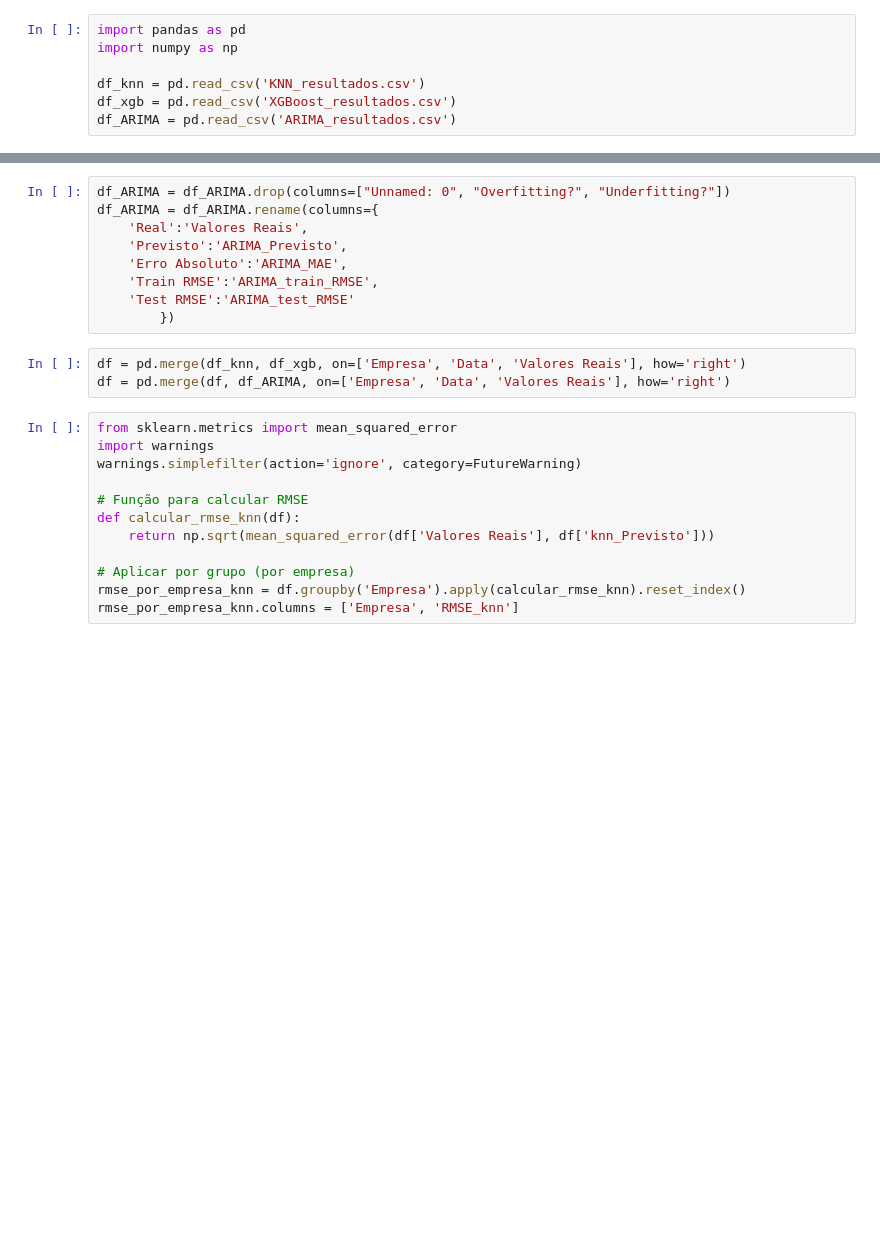
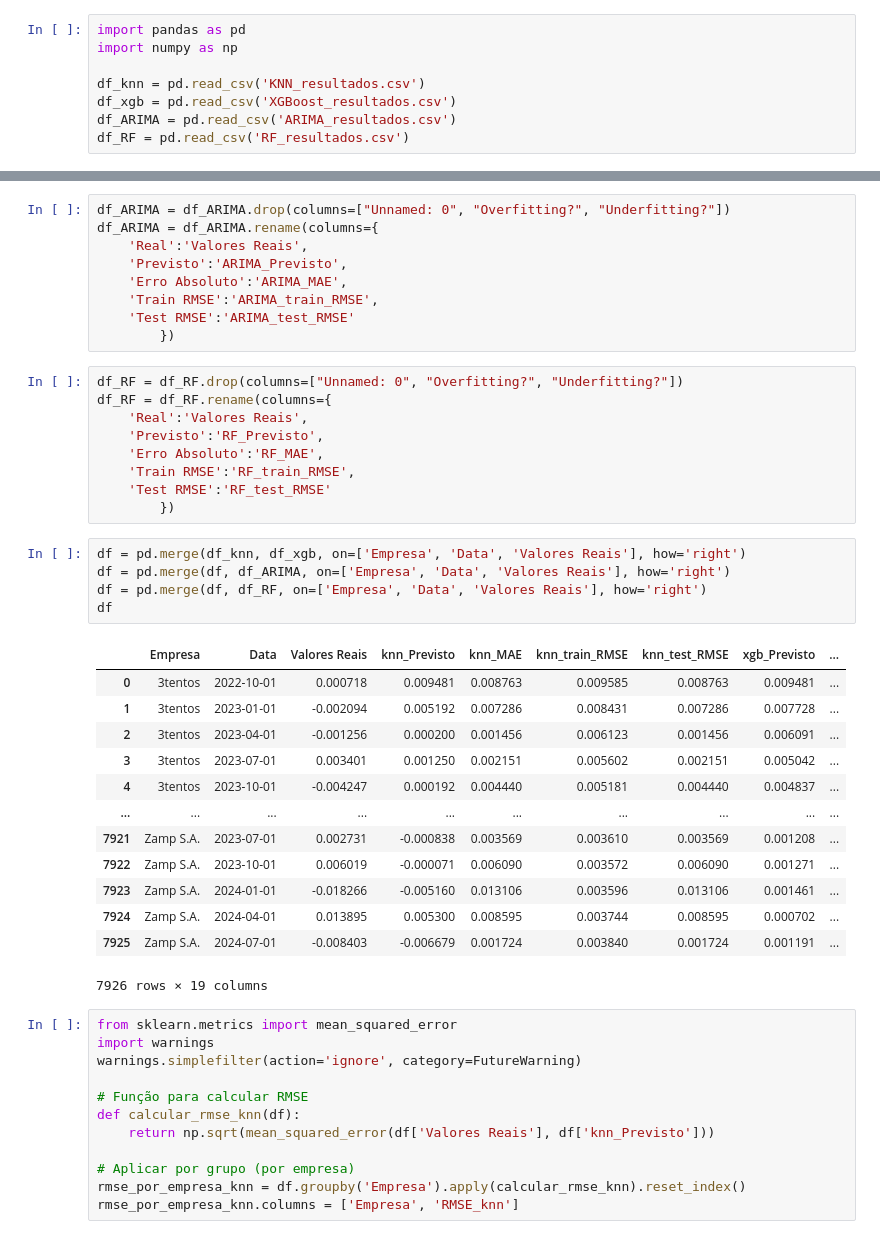
Before and after one commit to CHAnnnelch/IC_predicao_FCF, a Jupyter notebook: 16_friedman_test.ipynb, the cells around one changed output, grey strips where cells are left out. Cells and saved outputs as stored; diff of their text form; blank space fills up the shorter version.

```diff
--- a/16_friedman_test.ipynb
+++ b/16_friedman_test.ipynb
@@ -5,6 +5,7 @@ import numpy as np
 df_knn = pd.read_csv('KNN_resultados.csv')
 df_xgb = pd.read_csv('XGBoost_resultados.csv')
 df_ARIMA = pd.read_csv('ARIMA_resultados.csv')
+df_RF = pd.read_csv('RF_resultados.csv')
 # %%
 df_knn = df_knn.drop(columns=["Unnamed: 0", "Overfitting?", "Underfitting?"])
 df_knn = df_knn.rename(columns={
@@ -32,9 +33,34 @@ df_ARIMA = df_ARIMA.rename(columns={
     'Train RMSE':'ARIMA_train_RMSE',
     'Test RMSE':'ARIMA_test_RMSE'
         })
+# %%
+df_RF = df_RF.drop(columns=["Unnamed: 0", "Overfitting?", "Underfitting?"])
+df_RF = df_RF.rename(columns={
+    'Real':'Valores Reais',
+    'Previsto':'RF_Previsto',
+    'Erro Absoluto':'RF_MAE',
+    'Train RMSE':'RF_train_RMSE',
+    'Test RMSE':'RF_test_RMSE'
+        })
 # %%
 df = pd.merge(df_knn, df_xgb, on=['Empresa', 'Data', 'Valores Reais'], how='right')
 df = pd.merge(df, df_ARIMA, on=['Empresa', 'Data', 'Valores Reais'], how='right')
+df = pd.merge(df, df_RF, on=['Empresa', 'Data', 'Valores Reais'], how='right')
+df
+# %% [output]
+|  | Empresa | Data | Valores Reais | knn_Previsto | knn_MAE | knn_train_RMSE | knn_test_RMSE | xgb_Previsto | ... |
+| 0 | 3tentos | 2022-10-01 | 0.000718 | 0.009481 | 0.008763 | 0.009585 | 0.008763 | 0.009481 | ... |
+| 1 | 3tentos | 2023-01-01 | -0.002094 | 0.005192 | 0.007286 | 0.008431 | 0.007286 | 0.007728 | ... |
+| 2 | 3tentos | 2023-04-01 | -0.001256 | 0.000200 | 0.001456 | 0.006123 | 0.001456 | 0.006091 | ... |
+| 3 | 3tentos | 2023-07-01 | 0.003401 | 0.001250 | 0.002151 | 0.005602 | 0.002151 | 0.005042 | ... |
+| 4 | 3tentos | 2023-10-01 | -0.004247 | 0.000192 | 0.004440 | 0.005181 | 0.004440 | 0.004837 | ... |
+| ... | ... | ... | ... | ... | ... | ... | ... | ... | ... |
+| 7921 | Zamp S.A. | 2023-07-01 | 0.002731 | -0.000838 | 0.003569 | 0.003610 | 0.003569 | 0.001208 | ... |
+| 7922 | Zamp S.A. | 2023-10-01 | 0.006019 | -0.000071 | 0.006090 | 0.003572 | 0.006090 | 0.001271 | ... |
+| 7923 | Zamp S.A. | 2024-01-01 | -0.018266 | -0.005160 | 0.013106 | 0.003596 | 0.013106 | 0.001461 | ... |
+| 7924 | Zamp S.A. | 2024-04-01 | 0.013895 | 0.005300 | 0.008595 | 0.003744 | 0.008595 | 0.000702 | ... |
+| 7925 | Zamp S.A. | 2024-07-01 | -0.008403 | -0.006679 | 0.001724 | 0.003840 | 0.001724 | 0.001191 | ... |
+7926 rows × 19 columns
 # %%
 from sklearn.metrics import mean_squared_error
 import warnings
```
Also changed, not shown: parts of 11 cells of this notebook, 1 other file.
